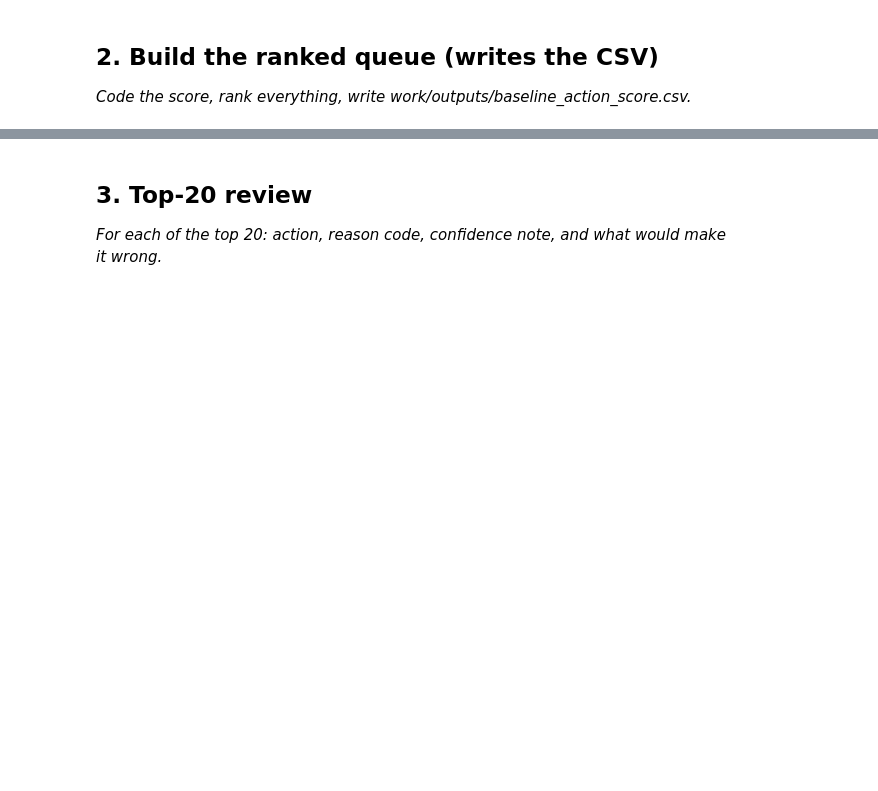
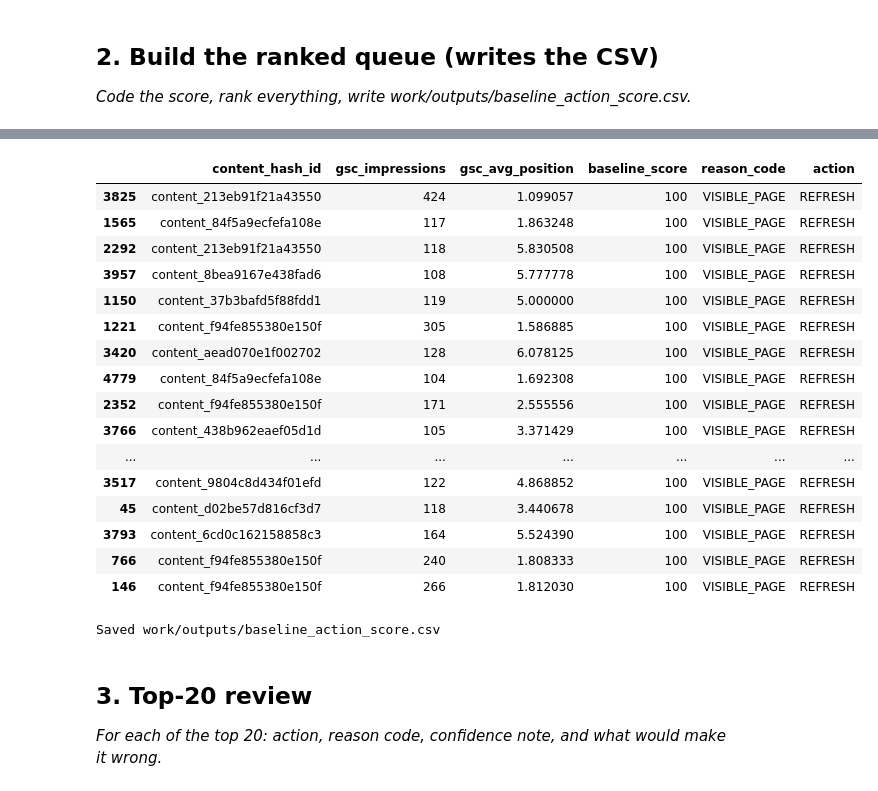
Before and after one commit to dwaynemongaya/flyrank-ml-internship_dwaynemongaya, a Jupyter notebook: work/notebooks/w04_baseline_score.ipynb, the cells around one changed output, grey strips where cells are left out. Cells and saved outputs as stored; diff of their text form; code cells hidden in the pictures; blank space fills up the shorter version.

```diff
--- a/work/notebooks/w04_baseline_score.ipynb
+++ b/work/notebooks/w04_baseline_score.ipynb
@@ -16,0 +42,9 @@ This skeleton is yours to fill. Work the sections **in order** — each one has
+# %%
+import pandas as pd
+from itertools import islice
+
+# Load the first 5000 rows into a DataFrame
+df = pd.DataFrame(list(islice(ds["train"], 5000)))
+
+print(df.shape)
+df.head()
@@ -17,3 +80,63 @@ This skeleton is yours to fill. Work the sections **in order** — each one has
+# %%
+import os
+
+# Simple baseline score
+df["baseline_score"] = (
+    (df["gsc_impressions"] >= 100).astype(int) * 50 +
+    (df["gsc_avg_position"] <= 10).astype(int) * 50
+)
+
+# Reason code
+df["reason_code"] = "VISIBLE_PAGE"
+
+# Action
+df["action"] = "REFRESH"
+
+# Rank pages
+ranked = df.sort_values("baseline_score", ascending=False)
+
+# Show Top 10
+display(
+    ranked[
+        [
+            "content_hash_id",
+            "gsc_impressions",
+            "gsc_avg_position",
+            "baseline_score",
+            "reason_code",
+            "action",
+        ]
+    ].head(20)
+)
+
+# Save CSV
+os.makedirs("work/outputs", exist_ok=True)
+
+ranked.to_csv(
+    "work/outputs/baseline_action_score.csv",
+    index=False
+)
+
+print("Saved work/outputs/baseline_action_score.csv")
+# %% [output]
+|  | content_hash_id | gsc_impressions | gsc_avg_position | baseline_score | reason_code | action |
+| 3825 | content_213eb91f21a43550 | 424 | 1.099057 | 100 | VISIBLE_PAGE | REFRESH |
+| 1565 | content_84f5a9ecfefa108e | 117 | 1.863248 | 100 | VISIBLE_PAGE | REFRESH |
+| 2292 | content_213eb91f21a43550 | 118 | 5.830508 | 100 | VISIBLE_PAGE | REFRESH |
+| 3957 | content_8bea9167e438fad6 | 108 | 5.777778 | 100 | VISIBLE_PAGE | REFRESH |
+| 1150 | content_37b3bafd5f88fdd1 | 119 | 5.000000 | 100 | VISIBLE_PAGE | REFRESH |
+| 1221 | content_f94fe855380e150f | 305 | 1.586885 | 100 | VISIBLE_PAGE | REFRESH |
+| 3420 | content_aead070e1f002702 | 128 | 6.078125 | 100 | VISIBLE_PAGE | REFRESH |
+| 4779 | content_84f5a9ecfefa108e | 104 | 1.692308 | 100 | VISIBLE_PAGE | REFRESH |
+| 2352 | content_f94fe855380e150f | 171 | 2.555556 | 100 | VISIBLE_PAGE | REFRESH |
+| 3766 | content_438b962eaef05d1d | 105 | 3.371429 | 100 | VISIBLE_PAGE | REFRESH |
+| ... | ... | ... | ... | ... | ... | ... |
+| 3517 | content_9804c8d434f01efd | 122 | 4.868852 | 100 | VISIBLE_PAGE | REFRESH |
+| 45 | content_d02be57d816cf3d7 | 118 | 3.440678 | 100 | VISIBLE_PAGE | REFRESH |
+| 3793 | content_6cd0c162158858c3 | 164 | 5.524390 | 100 | VISIBLE_PAGE | REFRESH |
+| 766 | content_f94fe855380e150f | 240 | 1.808333 | 100 | VISIBLE_PAGE | REFRESH |
+| 146 | content_f94fe855380e150f | 266 | 1.812030 | 100 | VISIBLE_PAGE | REFRESH |
+Saved work/outputs/baseline_action_score.csv
 # %% [markdown]
 ## 3. Top-20 review
 
```
Also changed, not shown: parts of 7 cells of this notebook.
